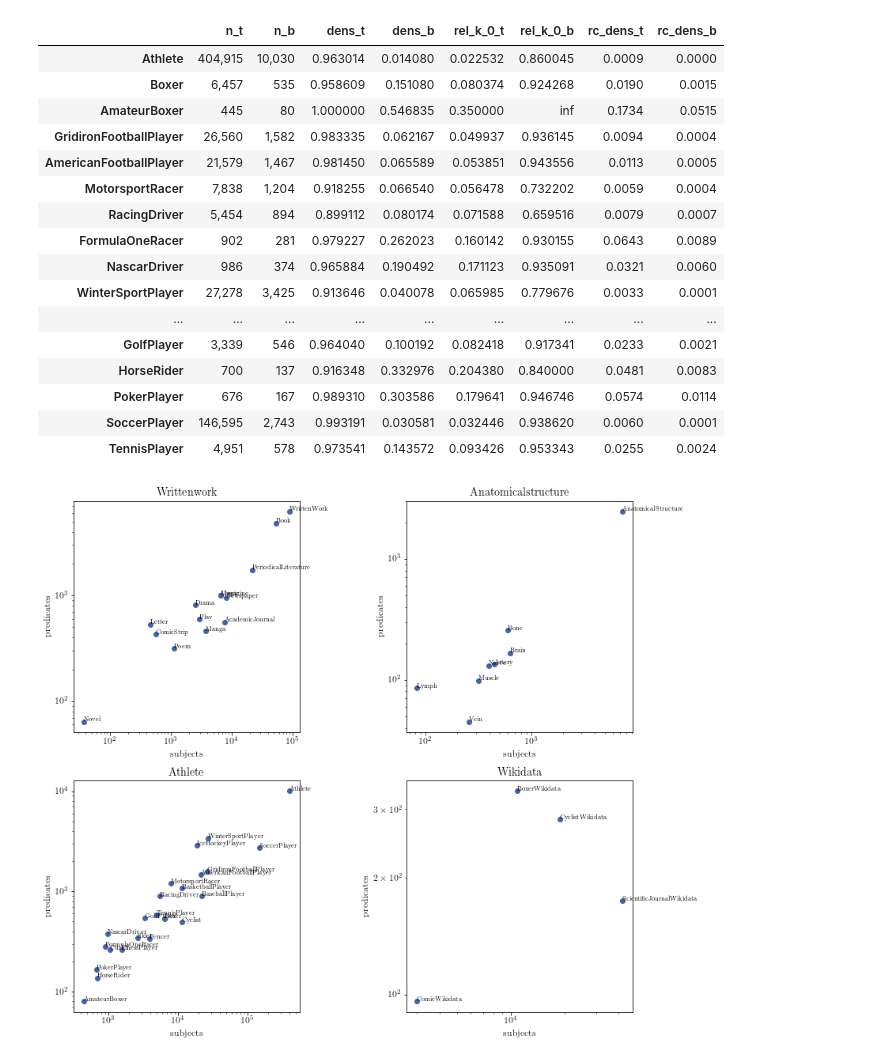
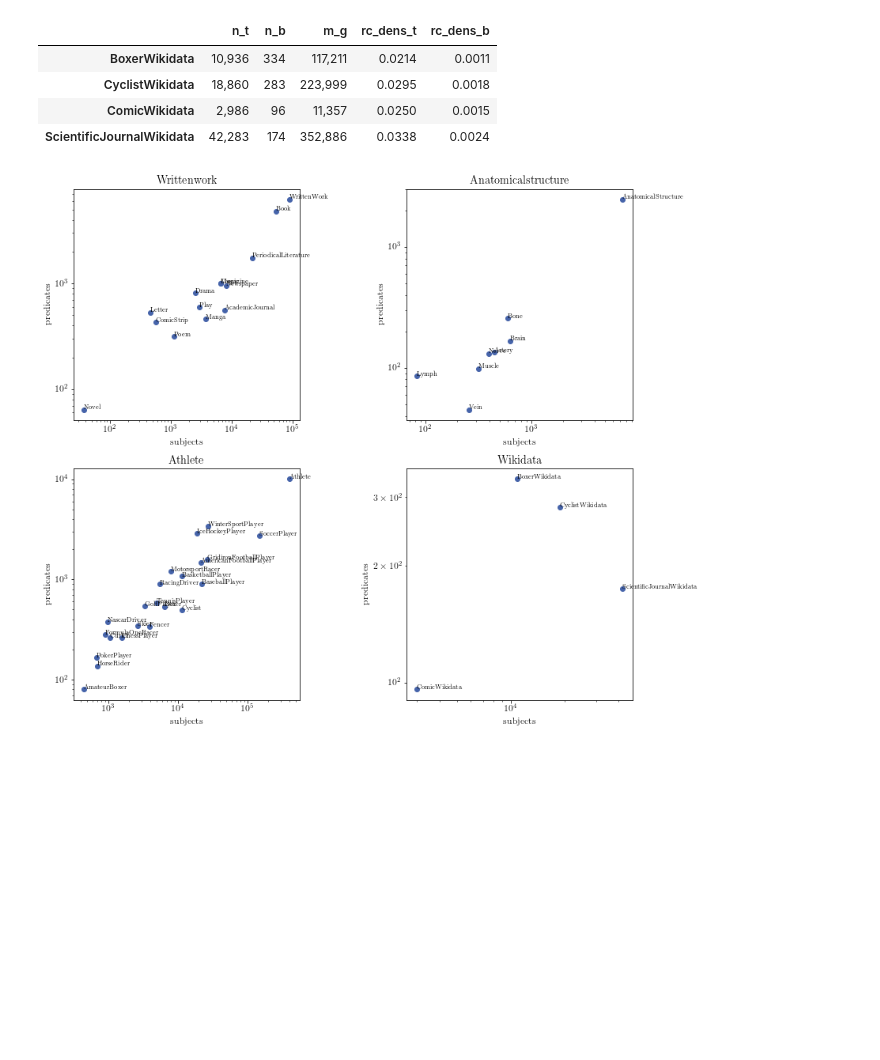
Before and after one commit to davidweisscode/kg-analysis, a Jupyter notebook: plots.ipynb, the cells around one changed output. Saved outputs shown, nothing was run; the diff lists cells and outputs as text; code cells hidden in the pictures; blank space fills up the shorter version.

```diff
--- a/plots.ipynb
+++ b/plots.ipynb
@@ -15,7 +15,7 @@ rc('text', usetex=True)
 kit_blue_1 = "#4664AA"
 kit_blue_2 = "#7D92C3"
 
-run = "athlete" # writtenwork_depth # musicalwork_breadth # athlete # politician_breadth # species_depth # anatomicalstructure_breadth # wikidata
+run = "wikidata" # writtenwork_depth # musicalwork_breadth # athlete # politician_breadth # species_depth # anatomicalstructure_breadth # wikidata
 res_glob = pd.read_csv(f"out/_results_{run}.csv", index_col=0)
 
 # Control which classes to analyze. Add or remove rows in res_glob DataFrame
@@ -32,51 +32,39 @@ res_disp["ratio_sp"] = res_disp.apply(lambda row: row.n_t / row.n_b, axis=1)
 res_disp["rel_k_0_t"] = res_disp.apply(lambda row: row.k_0_t / row.n_b, axis=1)
 res_disp["rel_k_0_b"] = res_disp.apply(lambda row: row.k_0_b / row.n_t, axis=1)
 # Format integer
 res_disp["n_t"] = res_disp["n_t"].map("{:,.0f}".format)
 res_disp["n_b"] = res_disp["n_b"].map("{:,.0f}".format)
 res_disp["m_g"] = res_disp["m_g"].map("{:,.0f}".format)
 res_disp["ndisc_t"] = res_disp["ndisc_t"].map("{:,.0f}".format)
 res_disp["ndisc_b"] = res_disp["ndisc_b"].map("{:,.0f}".format)
 res_disp["m_t"] = res_disp["m_t"].map("{:,.0f}".format)
 res_disp["m_b"] = res_disp["m_b"].map("{:,.0f}".format)
 res_disp["k_0_t"] = res_disp["k_0_t"].map("{:,.0f}".format)
 res_disp["k_0_b"] = res_disp["k_0_b"].map("{:,.0f}".format)
 res_disp["k_med_t"] = res_disp["k_med_t"].map("{:,.0f}".format)
 res_disp["c_med_t"] = res_disp["c_med_t"].map("{:,.0f}".format)
 res_disp["w_med_t"] = res_disp["w_med_t"].map("{:,.0f}".format)
 res_disp["k_med_b"] = res_disp["k_med_b"].map("{:,.0f}".format)
 res_disp["c_med_b"] = res_disp["c_med_b"].map("{:,.0f}".format)
 res_disp["w_med_b"] = res_disp["w_med_b"].map("{:,.0f}".format)
 
 # Format float with four decimals
 res_disp["mean_dens_t"] = res_disp["mean_dens_t"].map("{:,.4f}".format)
 res_disp["rc_dens_t"] = res_disp["rc_dens_t"].map("{:,.4f}".format)
 res_disp["rc_ncomp_t"] = res_disp["rc_ncomp_t"].map("{:,.4f}".format)
 res_disp["rc_slcc_t"] = res_disp["rc_slcc_t"].map("{:,.4f}".format)
 res_disp["mean_dens_b"] = res_disp["mean_dens_b"].map("{:,.4f}".format)
 res_disp["rc_dens_b"] = res_disp["rc_dens_b"].map("{:,.4f}".format)
 res_disp["rc_ncomp_b"] = res_disp["rc_ncomp_b"].map("{:,.4f}".format)
 res_disp["rc_slcc_b"] = res_disp["rc_slcc_b"].map("{:,.4f}".format)
 
-display(res_disp[["n_t", "n_b", "dens_t", "dens_b", "rel_k_0_t", "rel_k_0_b", "rc_dens_t", "rc_dens_b",]])
+display(res_disp[["n_t", "n_b", "m_g", "rc_dens_t", "rc_dens_b",]])
 # %% [output]
-|  | n_t | n_b | dens_t | dens_b | rel_k_0_t | rel_k_0_b | rc_dens_t | rc_dens_b |
-| Athlete | 404,915 | 10,030 | 0.963014 | 0.014080 | 0.022532 | 0.860045 | 0.0009 | 0.0000 |
-| Boxer | 6,457 | 535 | 0.958609 | 0.151080 | 0.080374 | 0.924268 | 0.0190 | 0.0015 |
-| AmateurBoxer | 445 | 80 | 1.000000 | 0.546835 | 0.350000 | inf | 0.1734 | 0.0515 |
-| GridironFootballPlayer | 26,560 | 1,582 | 0.983335 | 0.062167 | 0.049937 | 0.936145 | 0.0094 | 0.0004 |
-| AmericanFootballPlayer | 21,579 | 1,467 | 0.981450 | 0.065589 | 0.053851 | 0.943556 | 0.0113 | 0.0005 |
-| MotorsportRacer | 7,838 | 1,204 | 0.918255 | 0.066540 | 0.056478 | 0.732202 | 0.0059 | 0.0004 |
-| RacingDriver | 5,454 | 894 | 0.899112 | 0.080174 | 0.071588 | 0.659516 | 0.0079 | 0.0007 |
-| FormulaOneRacer | 902 | 281 | 0.979227 | 0.262023 | 0.160142 | 0.930155 | 0.0643 | 0.0089 |
-| NascarDriver | 986 | 374 | 0.965884 | 0.190492 | 0.171123 | 0.935091 | 0.0321 | 0.0060 |
-| WinterSportPlayer | 27,278 | 3,425 | 0.913646 | 0.040078 | 0.065985 | 0.779676 | 0.0033 | 0.0001 |
-| ... | ... | ... | ... | ... | ... | ... | ... | ... |
-| GolfPlayer | 3,339 | 546 | 0.964040 | 0.100192 | 0.082418 | 0.917341 | 0.0233 | 0.0021 |
-| HorseRider | 700 | 137 | 0.916348 | 0.332976 | 0.204380 | 0.840000 | 0.0481 | 0.0083 |
-| PokerPlayer | 676 | 167 | 0.989310 | 0.303586 | 0.179641 | 0.946746 | 0.0574 | 0.0114 |
-| SoccerPlayer | 146,595 | 2,743 | 0.993191 | 0.030581 | 0.032446 | 0.938620 | 0.0060 | 0.0001 |
-| TennisPlayer | 4,951 | 578 | 0.973541 | 0.143572 | 0.093426 | 0.953343 | 0.0255 | 0.0024 |
+|  | n_t | n_b | m_g | rc_dens_t | rc_dens_b |
+| BoxerWikidata | 10,936 | 334 | 117,211 | 0.0214 | 0.0011 |
+| CyclistWikidata | 18,860 | 283 | 223,999 | 0.0295 | 0.0018 |
+| ComicWikidata | 2,986 | 96 | 11,357 | 0.0250 | 0.0015 |
+| ScientificJournalWikidata | 42,283 | 174 | 352,886 | 0.0338 | 0.0024 |
 # %%
 # Number of subjects and predicates per class
 
```
Also changed, not shown: 8 other files.
